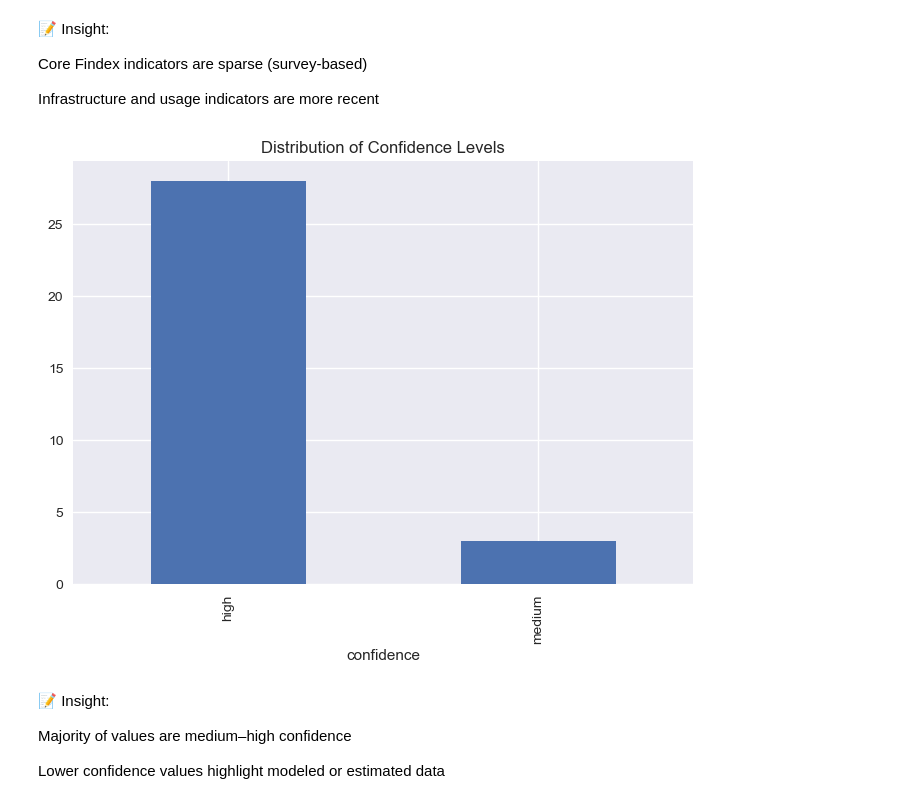
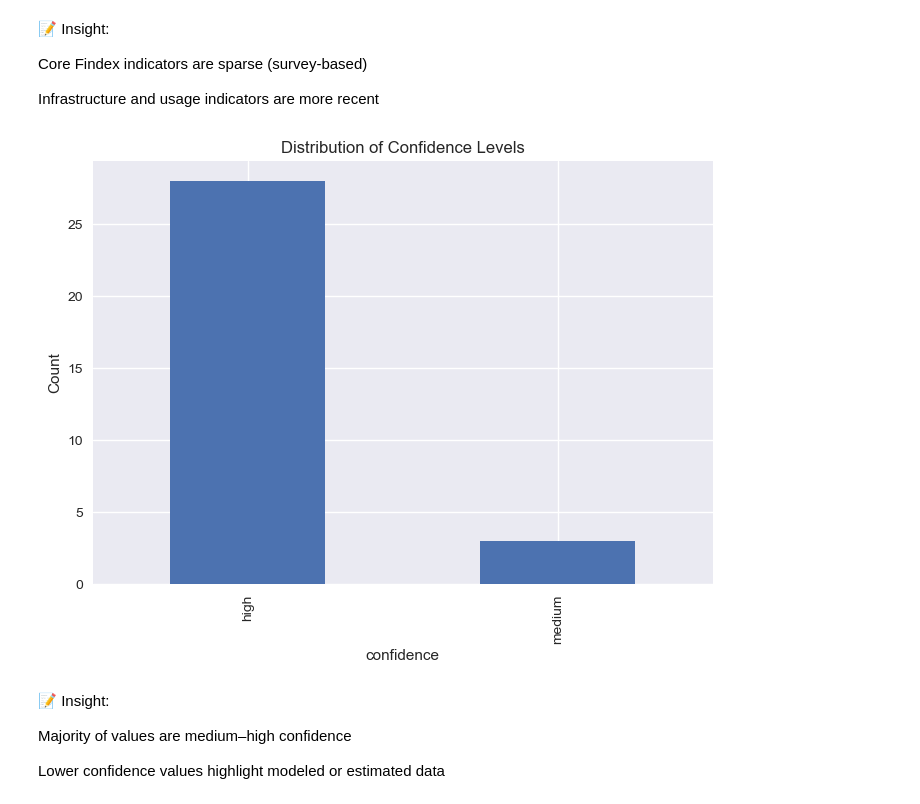
Before and after one commit to Bettey-k/ethiopia-fi-forecast, a Jupyter notebook: notebooks/eda.ipynb, the cells around one changed output. Cells and saved outputs as stored; diff of their text form; code cells hidden in the pictures.

```diff
--- a/notebooks/eda.ipynb
+++ b/notebooks/eda.ipynb
@@ -88,11 +90,12 @@ Infrastructure and usage indicators are more recent
 # %%
 observations["confidence"].value_counts().plot(
     kind="bar",
     title="Distribution of Confidence Levels"
 )
+plt.ylabel("Count")
 plt.show()
 # %% [output]
-[figure, old version]
+[figure, new version]
 # %% [markdown]
 📝 Insight:
 
```
Also changed, not shown: parts of 7 cells of this notebook.
